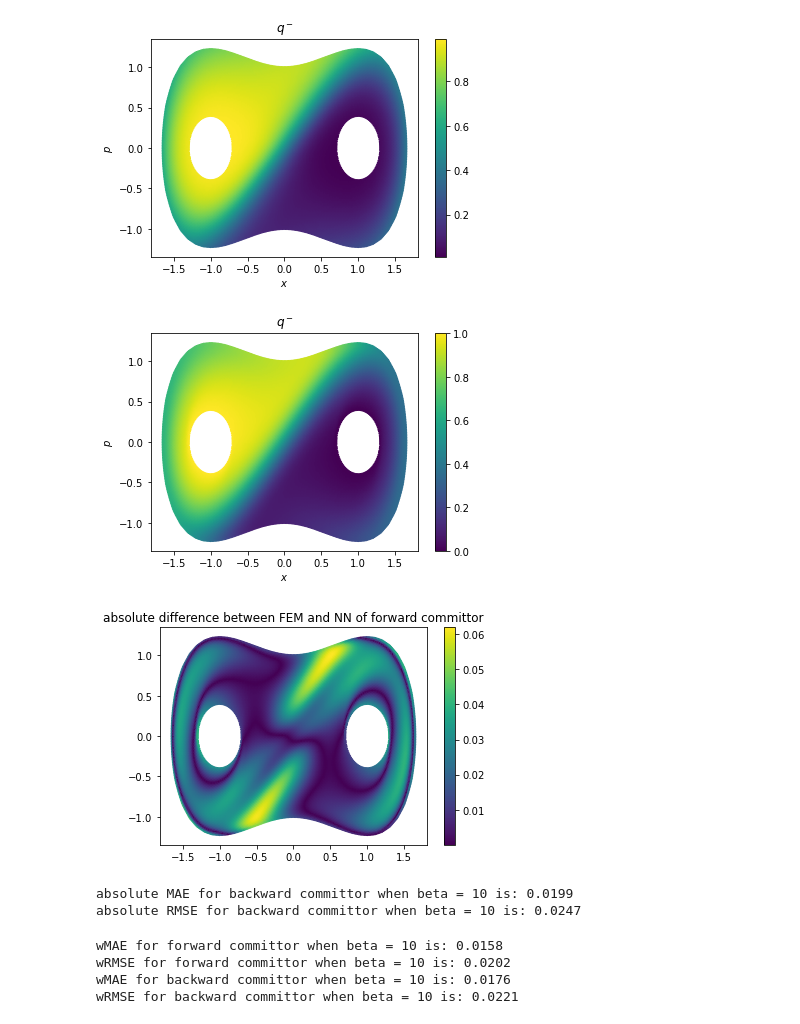
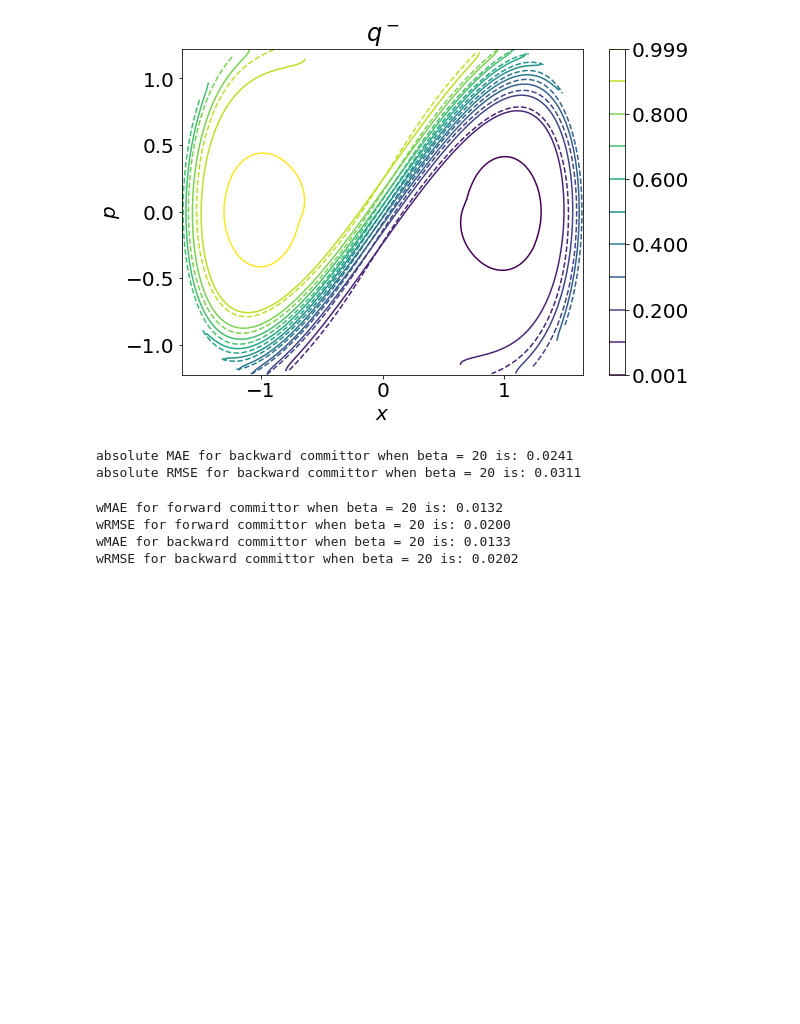
Before and after one commit to margotyjx/Optimal_control, a Jupyter notebook: Duffing/evaluation_PINN.ipynb, the cells around one changed output. Drawn from its saved outputs; the diff is of its cells as text; code cells hidden in the pictures; blank space fills up the shorter version.

```diff
--- a/Duffing/evaluation_PINN.ipynb
+++ b/Duffing/evaluation_PINN.ipynb
@@ -10,7 +10,7 @@ from pathlib import Path
 import math
 from utils import *
 # %%
-beta = 10
+beta = 20
 
 data_folder = Path('./Duffing_beta'+str(beta))
 pts_file = data_folder/'Duffing_pts_ellip.csv'
@@ -22,6 +22,7 @@ data_pts = np.loadtxt(pts_file, delimiter=',', dtype=float)
 data_q = np.loadtxt(q_file, delimiter=',', dtype=float)
 data_qminus = np.loadtxt(qminus_file,delimiter=',', dtype=float)
 data_pts_minus = np.hstack((data_pts[:,0][:,None],-data_pts[:,1][:,None]))
+tri = np.loadtxt(tri_file, delimiter = ',', dtype = float)
 
 pts = torch.tensor(data_pts,dtype = torch.float32)
 pts_minus = torch.tensor(data_pts_minus,dtype = torch.float32)
@@ -69,41 +76,44 @@ absolute RMSE for forward committor when beta = 10 is: 0.0247
 # %%
 # Compare the result of backward committor function
 qminus_NN = torch.tensor(1) - model(pts_minus)
 
-plt.scatter(data_pts[:,0], data_pts[:,1],c = qminus_NN.detach().numpy(), s = 2)
+plt.tricontour(data_pts[:,0], data_pts[:,1],tri,data_qminus[:,2],np.array([1e-3,0.1,0.2,0.3,0.4,0.5,0.6,0.7,0.8,0.9,1-1e-3]))
+plt.tricontour(data_pts[:,0], data_pts[:,1],tri,qminus_NN.detach().numpy().squeeze(),
+               np.array([1e-3,0.1,0.2,0.3,0.4,0.5,0.6,0.7,0.8,0.9,1-1e-3]),linestyles = 'dashed')
 # plt.title('estimated committor by NN')
 plt.colorbar()
 plt.xlabel('$x$')
 plt.ylabel('$p$')
 plt.title('$q^-$')
-plt.savefig(str(data_folder)+'/'+'backward_NN_beta'+str(beta)+'_ellip.pdf')
+fig = plt.gcf()
+fig.set_size_inches(9, 6)
+plt.rcParams.update({'font.size': 20})
+plt.savefig(str(data_folder)+'/'+'backward_beta'+str(beta)+'_ellip.pdf')
 plt.show()
 
-plt.scatter(data_pts[:,0], data_pts[:,1],c = qminus_fem.detach().numpy(), s = 2)
-# plt.title('estimated committor by FEM')
-plt.colorbar()
-plt.xlabel('$x$')
-plt.ylabel('$p$')
-plt.title('$q^-$')
-plt.savefig(str(data_folder)+'/'+'backward_FEM_beta'+str(beta)+'_ellip.pdf')
-plt.show()
+# plt.scatter(data_pts[:,0], data_pts[:,1],c = qminus_fem.detach().numpy(), s = 2)
+# # plt.title('estimated committor by FEM')
+# plt.colorbar()
+# plt.xlabel('$x$')
+# plt.ylabel('$p$')
+# plt.title('$q^-$')
+# plt.savefig(str(data_folder)+'/'+'backward_FEM_beta'+str(beta)+'_ellip.pdf')
+# plt.show()
 
-plt.scatter(data_pts[:,0], data_pts[:,1],
-           c = torch.abs(qminus_fem[:,None] - qminus_NN).detach().numpy(), s = 2)
-plt.title('absolute difference between FEM and NN of forward committor')
-plt.colorbar()
-plt.show()
+# plt.scatter(data_pts[:,0], data_pts[:,1],
+#            c = torch.abs(qminus_fem[:,None] - qminus_NN).detach().numpy(), s = 2)
+# plt.title('absolute difference between FEM and NN of forward committor')
+# plt.colorbar()
+# plt.show()
 
 MAE = torch.mean(torch.abs(qminus_NN - qminus_fem[:,None]))
 RMSE = torch.sqrt(torch.mean((qminus_NN - qminus_fem[:,None])**2))
 print('absolute MAE for backward committor when beta = {} is: {:.4f}'.format(beta, MAE))
 print('absolute RMSE for backward committor when beta = {} is: {:.4f}'.format(beta, RMSE))
 # %% [output]
-[figure, old version]
+[figure, new version]
-[figure, removed]
-[figure, removed]
-absolute MAE for backward committor when beta = 10 is: 0.0199
-absolute RMSE for backward committor when beta = 10 is: 0.0247
+absolute MAE for backward committor when beta = 20 is: 0.0241
+absolute RMSE for backward committor when beta = 20 is: 0.0311
 # %%
 Funs = functions(torch.tensor(-1), torch.tensor(1))
 gamma = torch.tensor(0.5)
@@ -129,10 +139,10 @@ Weighted_RMSE = torch.sqrt(torch.sum(mR*diff_minus.pow(2)))
 print('wMAE for backward committor when beta = {} is: {:.4f}'.format(beta, Weighted_MAE))
 print('wRMSE for backward committor when beta = {} is: {:.4f}'.format(beta, Weighted_RMSE))
 # %% [output]
-wMAE for forward committor when beta = 10 is: 0.0158
-wRMSE for forward committor when beta = 10 is: 0.0202
-wMAE for backward committor when beta = 10 is: 0.0176
-wRMSE for backward committor when beta = 10 is: 0.0221
+wMAE for forward committor when beta = 20 is: 0.0132
+wRMSE for forward committor when beta = 20 is: 0.0200
+wMAE for backward committor when beta = 20 is: 0.0133
+wRMSE for backward committor when beta = 20 is: 0.0202
 # %%
 plt.scatter(data_pts[:,0], data_pts[:,1],
            c = torch.abs(mR*diff).detach().numpy(), s = 2)
```
Also changed, not shown: parts of 3 cells of this notebook.
